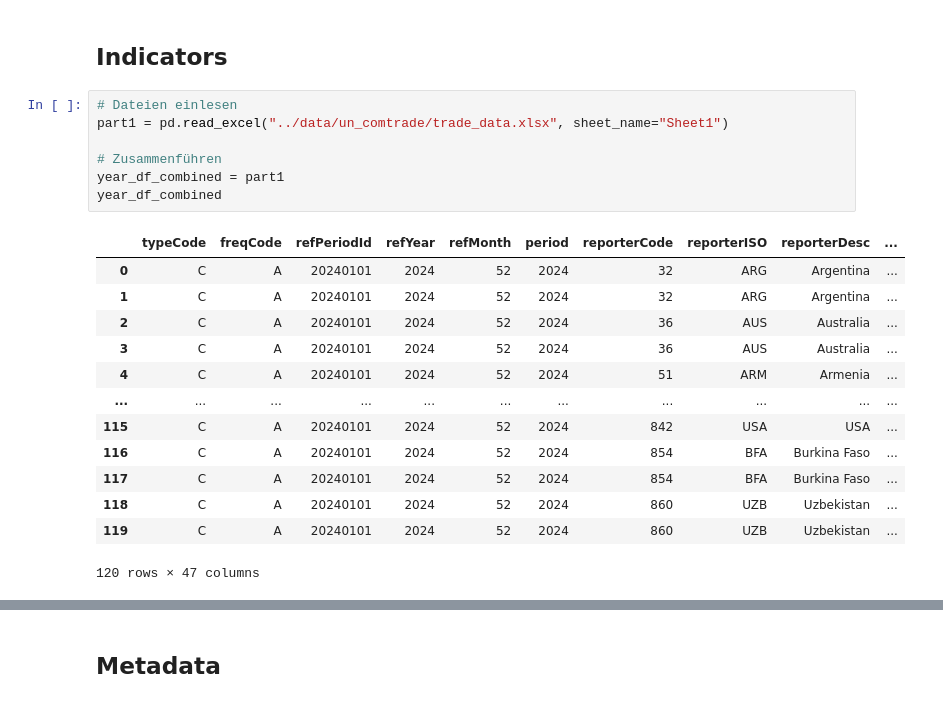
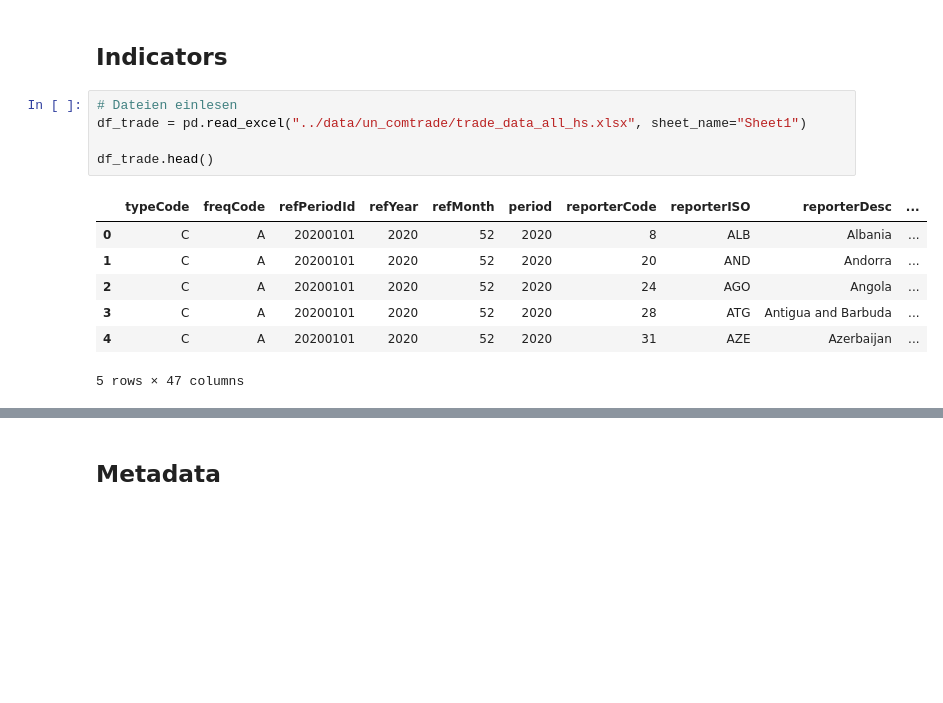
Before and after one commit to PaulJuVo/Data-Mining-SS25, a Jupyter notebook: notebooks/trade_data.ipynb, the cells around one changed output, grey strips where cells are left out. Drawn from its saved outputs; the diff is of its cells as text; blank space fills up the shorter version.

```diff
--- a/notebooks/trade_data.ipynb
+++ b/notebooks/trade_data.ipynb
@@ -24,23 +24,15 @@ from matplotlib.patches import Patch
 ## Indicators
 # %%
 # Dateien einlesen
-part1 = pd.read_excel("../data/un_comtrade/trade_data.xlsx", sheet_name="Sheet1")
+df_trade = pd.read_excel("../data/un_comtrade/trade_data_all_hs.xlsx", sheet_name="Sheet1")
 
-# Zusammenführen
-year_df_combined = part1
-year_df_combined
+df_trade.head()
 # %% [output]
 |  | typeCode | freqCode | refPeriodId | refYear | refMonth | period | reporterCode | reporterISO | reporterDesc | ... |
-| 0 | C | A | 20240101 | 2024 | 52 | 2024 | 32 | ARG | Argentina | ... |
-| 1 | C | A | 20240101 | 2024 | 52 | 2024 | 32 | ARG | Argentina | ... |
-| 2 | C | A | 20240101 | 2024 | 52 | 2024 | 36 | AUS | Australia | ... |
-| 3 | C | A | 20240101 | 2024 | 52 | 2024 | 36 | AUS | Australia | ... |
-| 4 | C | A | 20240101 | 2024 | 52 | 2024 | 51 | ARM | Armenia | ... |
-| ... | ... | ... | ... | ... | ... | ... | ... | ... | ... | ... |
-| 115 | C | A | 20240101 | 2024 | 52 | 2024 | 842 | USA | USA | ... |
-| 116 | C | A | 20240101 | 2024 | 52 | 2024 | 854 | BFA | Burkina Faso | ... |
-| 117 | C | A | 20240101 | 2024 | 52 | 2024 | 854 | BFA | Burkina Faso | ... |
-| 118 | C | A | 20240101 | 2024 | 52 | 2024 | 860 | UZB | Uzbekistan | ... |
-| 119 | C | A | 20240101 | 2024 | 52 | 2024 | 860 | UZB | Uzbekistan | ... |
+| 0 | C | A | 20200101 | 2020 | 52 | 2020 | 8 | ALB | Albania | ... |
+| 1 | C | A | 20200101 | 2020 | 52 | 2020 | 20 | AND | Andorra | ... |
+| 2 | C | A | 20200101 | 2020 | 52 | 2020 | 24 | AGO | Angola | ... |
+| 3 | C | A | 20200101 | 2020 | 52 | 2020 | 28 | ATG | Antigua and Barbuda | ... |
+| 4 | C | A | 20200101 | 2020 | 52 | 2020 | 31 | AZE | Azerbaijan | ... |
-120 rows × 47 columns
+5 rows × 47 columns
 # %%
```
Also changed, not shown: parts of 18 cells of this notebook, 1 other file.
